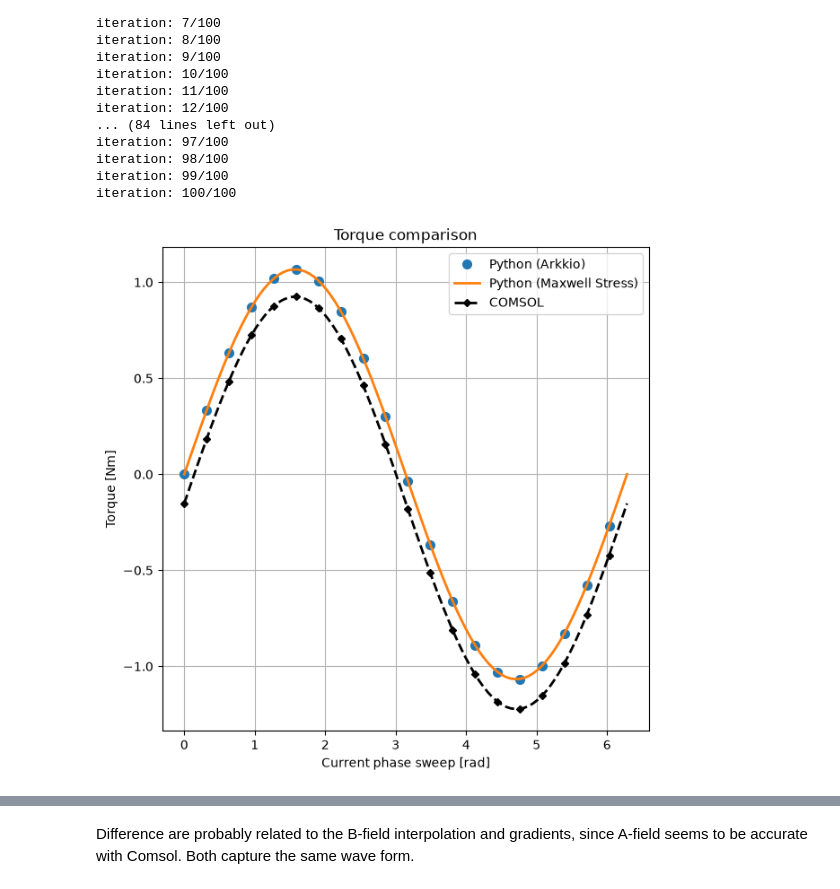
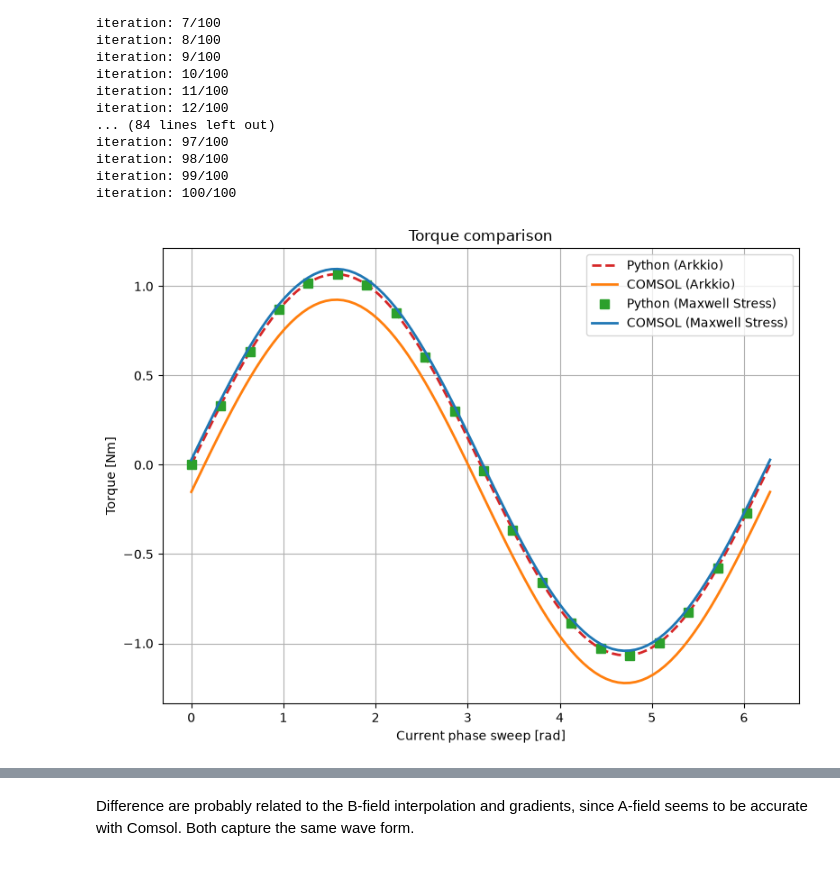
Before and after one commit to VerttiAalto100/computational-electromagnetics, a Jupyter notebook: ex6-pmsm/pmsm_2d.ipynb, the cells around one changed output, grey strips where cells are left out. Saved outputs shown, nothing was run; the diff lists cells and outputs as text; code cells hidden in the pictures.

Commit message:
4 torques

```diff
--- a/ex6-pmsm/pmsm_2d.ipynb
+++ b/ex6-pmsm/pmsm_2d.ipynb
@@ -299,99 +299,112 @@ iteration: 100/100
 import numpy as np
 import matplotlib.pyplot as plt
 
-
 # --------------------------------------------------
-# COMSOL reference
+# COMSOL references
 # --------------------------------------------------
-data = np.loadtxt(
+data_arkkio = np.loadtxt(
     "verification/torque_vs_phase.txt",
     comments="%"
 )
 
-phase_comsol = data[:, 0]
-torque_comsol = data[:, 1]
+data_mst = np.loadtxt(
+    "verification/comsol_mst.txt",
+    comments="%"
+)
 
-torques_arkkio = np.asarray(torques_arkkio)
-torques_mst = np.asarray(torques_mst)
+phase_comsol = data_arkkio[:, 0]
 
+torque_comsol_arkkio = data_arkkio[:, 1]
+torque_comsol_mst = data_mst[:, 1]
+
+# --------------------------------------------------
+# Python results
+# --------------------------------------------------
 torques_arkkio = np.asarray(torques_arkkio)
 torques_mst = np.asarray(torques_mst)
 
 # --------------------------------------------------
 # Errors
 # --------------------------------------------------
-abs_error_arkkio = torques_arkkio - torque_comsol
-abs_error_mst = torques_mst - torque_comsol
+abs_error_arkkio = torques_arkkio - torque_comsol_arkkio
+abs_error_mst = torques_mst - torque_comsol_mst
 
-eps = 1e-6 * np.max(np.abs(torque_comsol))
+rmse_arkkio = np.sqrt(np.mean(abs_error_arkkio**2))
+rmse_mst = np.sqrt(np.mean(abs_error_mst**2))
 
-rel_error_arkkio = 100 * abs_error_arkkio / np.maximum(np.abs(torque_comsol), eps)
-rel_error_mst = 100 * abs_error_mst / np.maximum(np.abs(torque_comsol), eps)
+max_abs_arkkio = np.max(np.abs(abs_error_arkkio))
+max_abs_mst = np.max(np.abs(abs_error_mst))
 
 # --------------------------------------------------
 # Plot
 # --------------------------------------------------
-fig, ax = plt.subplots(figsize=(7,7))
+fig, ax = plt.subplots(figsize=(8, 6))
 
+# Python Arkkio
 ax.plot(
     phases,
     torques_arkkio,
-    "o",
-    color="tab:blue",
+    "--",
+    color="tab:red",
     linewidth=2,
-    markersize=7,
+    markersize=5,
     markevery=5,
     label="Python (Arkkio)",
 )
 
+# COMSOL Arkkio
+ax.plot(
+    phase_comsol,
+    torque_comsol_arkkio,
+    "-",
+    color="tab:orange",
+    linewidth=2,
+    label="COMSOL (Arkkio)",
+)
+
+# Python Maxwell Stress
 ax.plot(
     phases,
     torques_mst,
-    "-",
-    color="tab:orange",
+    "s",
+    color="tab:green",
     linewidth=2,
-    markersize=5,
+    markersize=7,
     markevery=5,
     label="Python (Maxwell Stress)",
 )
 
+# COMSOL Maxwell Stress
 ax.plot(
     phase_comsol,
-    torque_comsol,
-    "--D",
-    color="black",
+    torque_comsol_mst,
+    "-",
+    color="tab:blue",
     linewidth=2,
-    markersize=4,
-    markevery=5,
-    label="COMSOL",
+    label="COMSOL (Maxwell Stress)",
 )
 
 ax.set_xlabel("Current phase sweep [rad]")
 ax.set_ylabel("Torque [Nm]")
 ax.set_title("Torque comparison")
 ax.grid(True)
 ax.legend()
 
+plt.tight_layout()
 plt.show()
 
 # --------------------------------------------------
 # Error statistics
 # --------------------------------------------------
-rmse_arkkio = np.sqrt(np.mean(abs_error_arkkio**2))
-rmse_mst = np.sqrt(np.mean(abs_error_mst**2))
-
-max_abs_arkkio = np.max(np.abs(abs_error_arkkio))
-max_abs_mst = np.max(np.abs(abs_error_mst))
-
 print("Arkkio")
-print(f"  RMSE               : {rmse_arkkio:.3f} Nm")
-print(f"  Maximum abs. error : {max_abs_arkkio:.3f} Nm")
+print(f"  RMSE               : {rmse_arkkio:.4f} Nm")
+print(f"  Maximum abs. error : {max_abs_arkkio:.4f} Nm")
 
 print()
 
 print("Maxwell Stress")
-print(f"  RMSE               : {rmse_mst:.3f} Nm")
-print(f"  Maximum abs. error : {max_abs_mst:.3f} Nm")
+print(f"  RMSE               : {rmse_mst:.4f} Nm")
+print(f"  Maximum abs. error : {max_abs_mst:.4f} Nm")
 # %% [output]
-[figure, old version]
+[figure, new version]
 Arkkio
```
Also changed, not shown: parts of 1 cell of this notebook.
